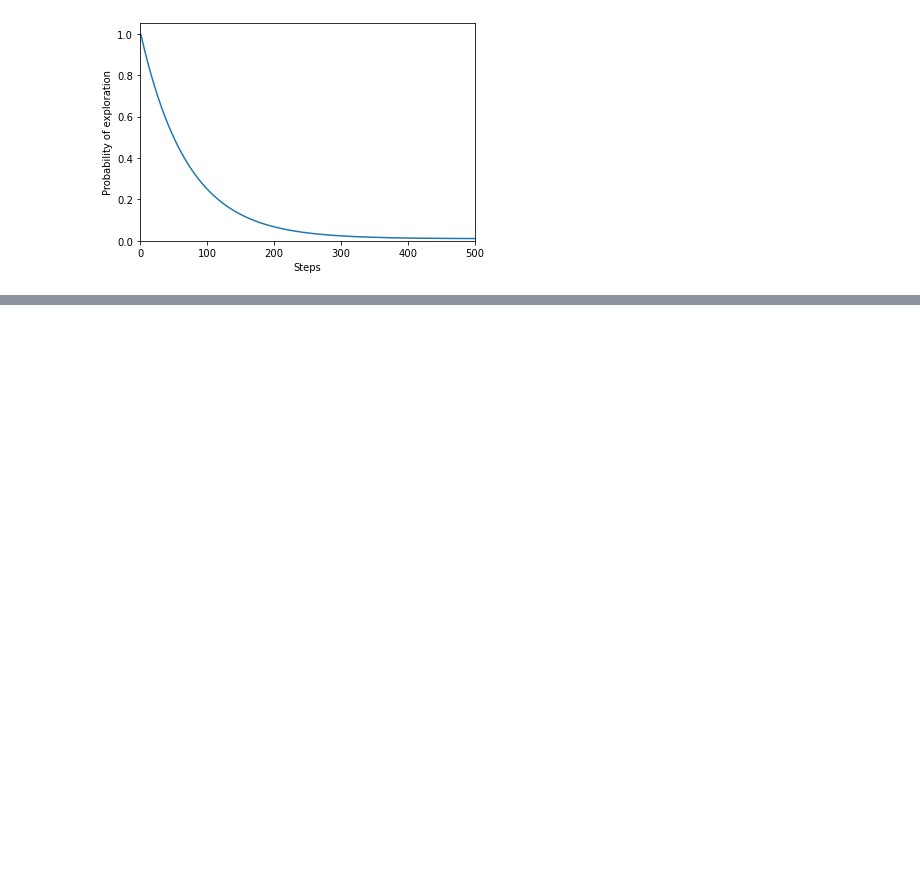
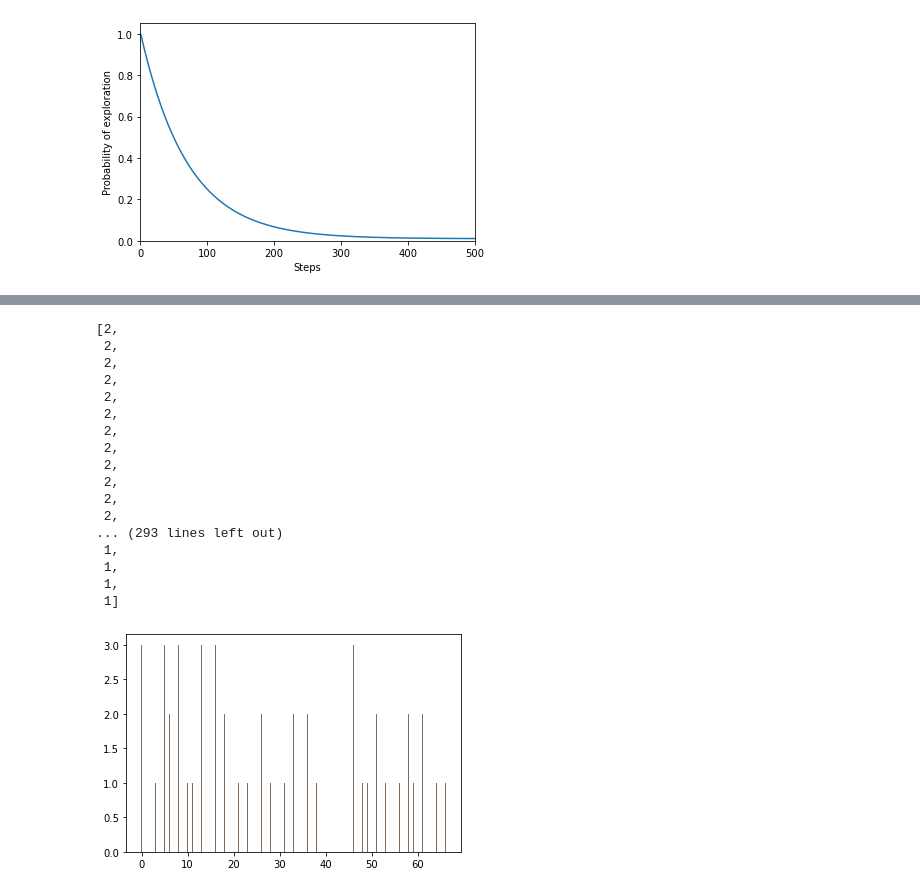
Before and after one commit to dabiged/RLPlayground, a Jupyter notebook: IntroRL/LunarLander.ipynb, the cells around one changed output, grey strips where cells are left out. Cells and saved outputs as stored; diff of their text form; code cells hidden in the pictures; blank space fills up the shorter version.

```diff
--- a/IntroRL/LunarLander.ipynb
+++ b/IntroRL/LunarLander.ipynb
@@ -407,0 +481,21 @@ env.close()
+# %%
+action_values[1].his
+# %% [output]
+[2,
+ 2,
+ 2,
+ 2,
+ 2,
+ 2,
+ 2,
+ 2,
+ 2,
+ 2,
+ 2,
+ 2,
+... (293 lines left out)
+ 1,
+ 1,
+ 1,
+ 1]
+[figure, added]
```
Also changed, not shown: parts of 12 cells of this notebook.
